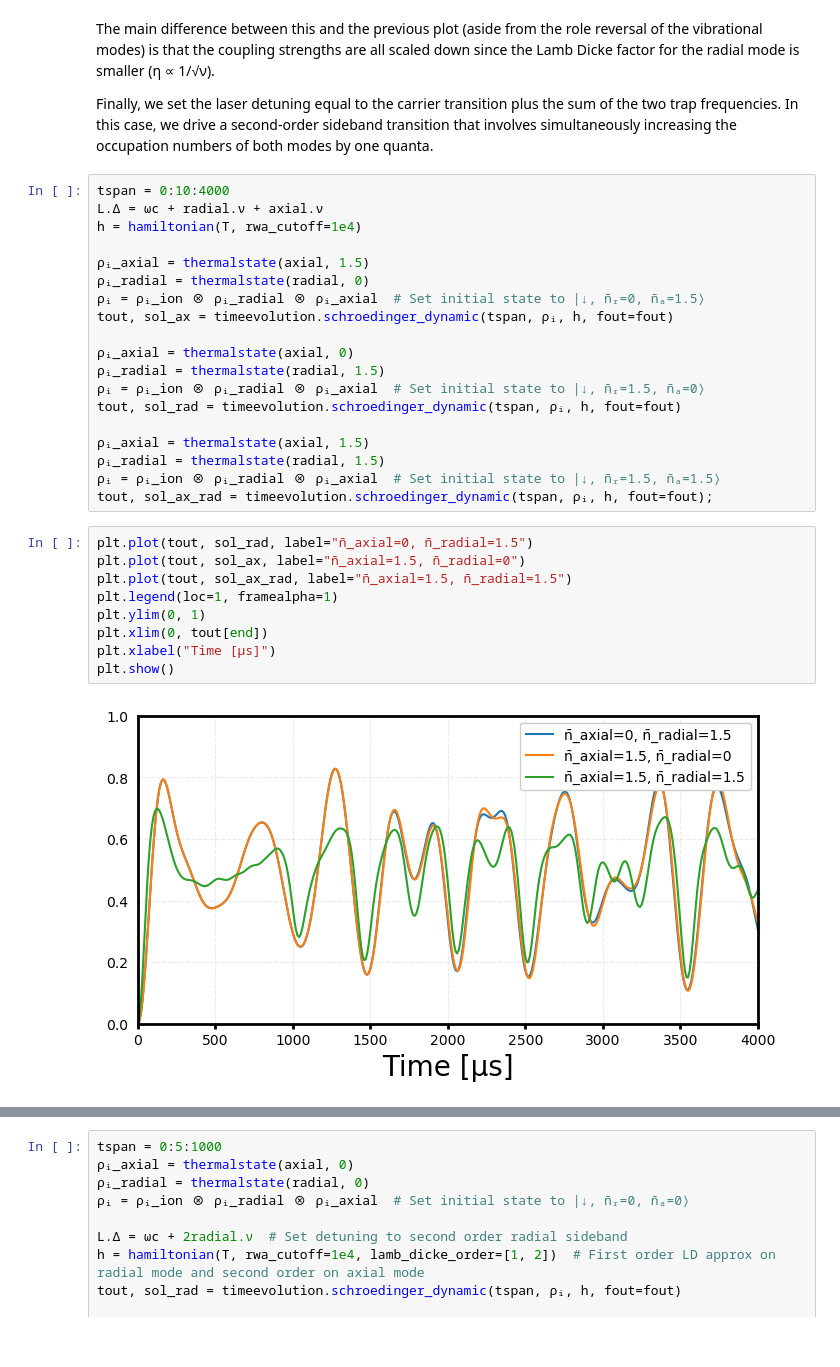
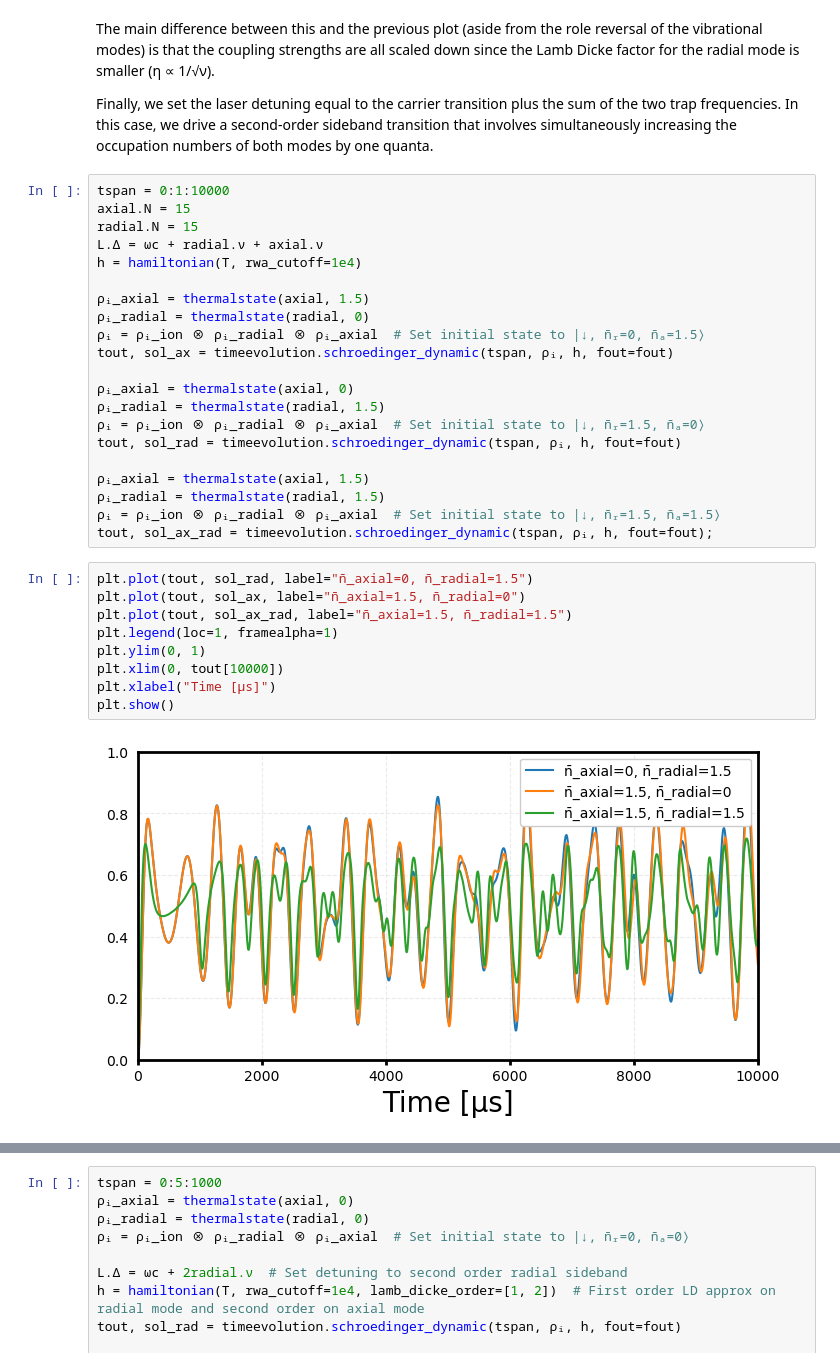
Before and after one commit to HaeffnerLab/IonSim.jl, a Jupyter notebook: examples/multi-mode_interactions.ipynb, the cells around one changed output, grey strips where cells are left out. Drawn from its saved outputs; the diff is of its cells as text.

```diff
--- a/examples/multi-mode_interactions.ipynb
+++ b/examples/multi-mode_interactions.ipynb
@@ -148,7 +146,9 @@ The main difference between this and the previous plot (aside from the role reve
 
 Finally, we set the laser detuning equal to the carrier transition plus the sum of the two trap frequencies. In this case, we drive a second-order sideband transition that involves simultaneously increasing the occupation numbers of both modes by one quanta.
 # %%
-tspan = 0:10:4000
+tspan = 0:1:10000
+axial.N = 15
+radial.N = 15
 L.Δ = ωc + radial.ν + axial.ν
 h = hamiltonian(T, rwa_cutoff=1e4)
 
@@ -169,11 +169,11 @@ tout, sol_ax_rad = timeevolution.schroedinger_dynamic(tspan, ρᵢ, h, fout=fout
 # %%
 plt.plot(tout, sol_rad, label="n̄_axial=0, n̄_radial=1.5")
 plt.plot(tout, sol_ax, label="n̄_axial=1.5, n̄_radial=0")
 plt.plot(tout, sol_ax_rad, label="n̄_axial=1.5, n̄_radial=1.5")
 plt.legend(loc=1, framealpha=1)
 plt.ylim(0, 1)
-plt.xlim(0, tout[end])
+plt.xlim(0, tout[10000])
 plt.xlabel("Time [μs]")
 plt.show()
 # %% [output]
-[figure, old version]
+[figure, new version]
```
Also changed, not shown: parts of 7 cells of this notebook.
